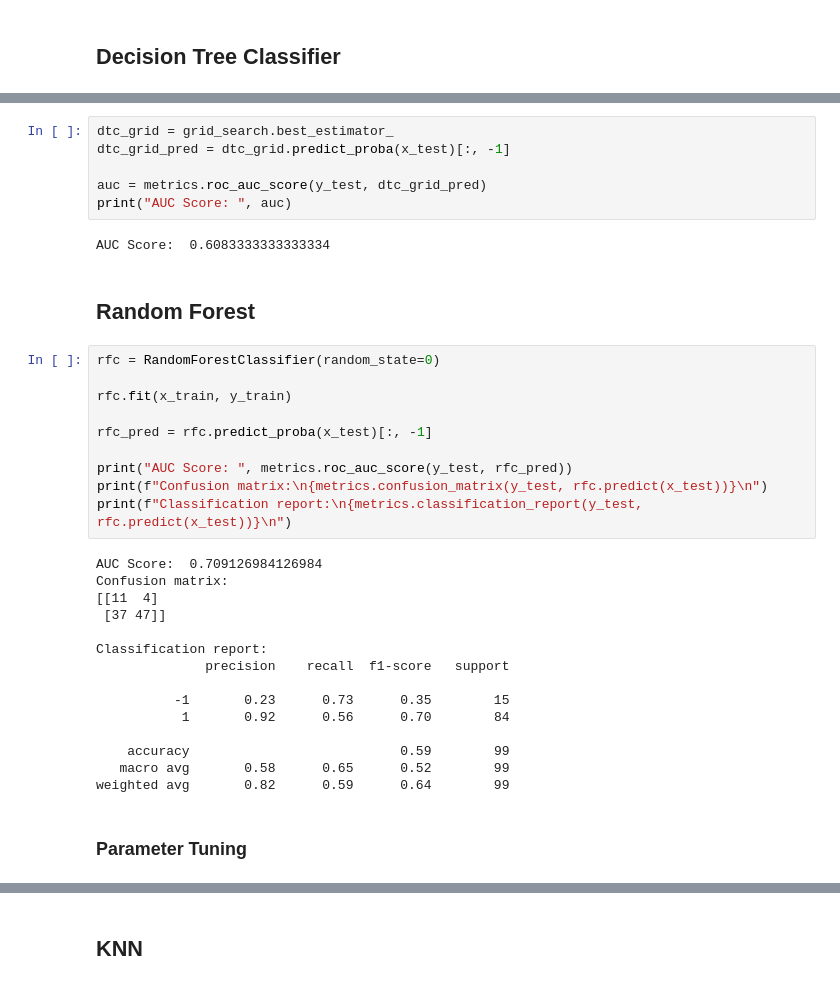
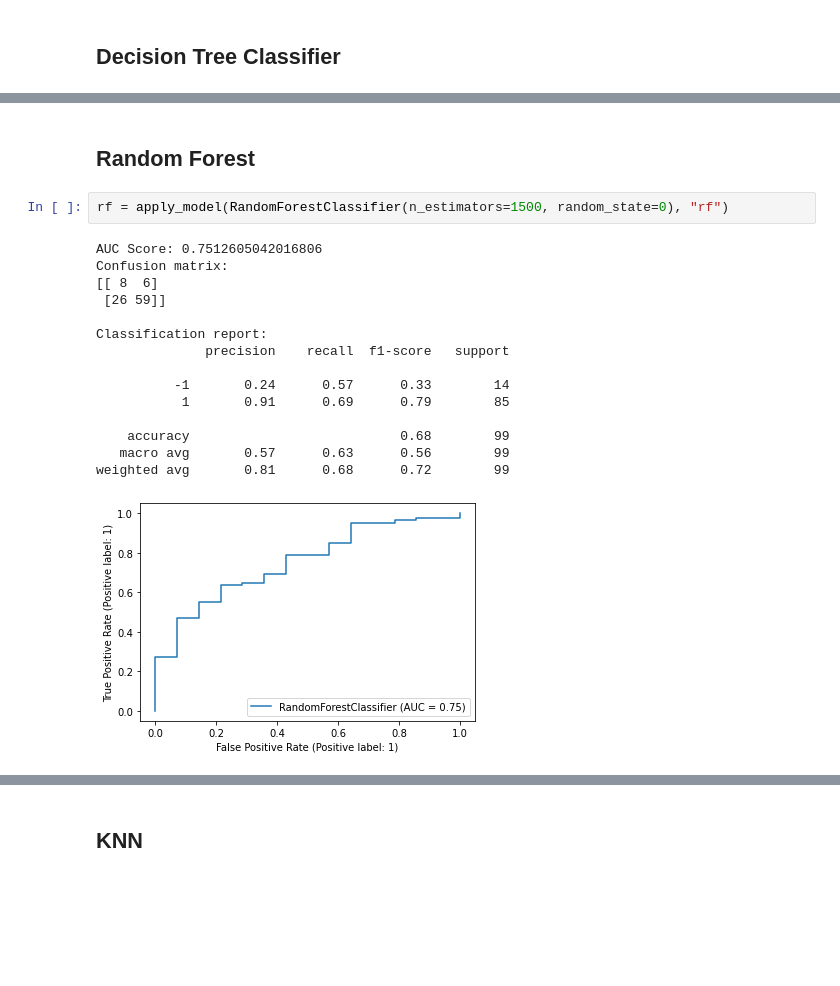
Before and after one commit to Ca-moes/AC, a Jupyter notebook: model.ipynb, the cells around one changed output, grey strips where cells are left out. Saved outputs shown, nothing was run; the diff lists cells and outputs as text; blank space fills up the shorter version.

```diff
--- a/model.ipynb
+++ b/model.ipynb
@@ -126,37 +103,20 @@ Best estimator: DecisionTreeClassifier(criterion='entropy')
-# %%
-dtc_grid = grid_search.best_estimator_
-dtc_grid_pred = dtc_grid.predict_proba(x_test)[:, -1]
-
-auc = metrics.roc_auc_score(y_test, dtc_grid_pred)
-print("AUC Score: ", auc)
-# %% [output]
-AUC Score:  0.6083333333333334
 # %% [markdown]
 ## Random Forest
 # %%
-rfc = RandomForestClassifier(random_state=0)
-
-rfc.fit(x_train, y_train)
-
-rfc_pred = rfc.predict_proba(x_test)[:, -1]
-
-print("AUC Score: ", metrics.roc_auc_score(y_test, rfc_pred))
-print(f"Confusion matrix:\n{metrics.confusion_matrix(y_test, rfc.predict(x_test))}\n")
-print(f"Classification report:\n{metrics.classification_report(y_test, rfc.predict(x_test))}\n")
+rf = apply_model(RandomForestClassifier(n_estimators=1500, random_state=0), "rf")
 # %% [output]
-AUC Score:  0.709126984126984
+AUC Score: 0.7512605042016806
 Confusion matrix:
-[[11  4]
- [37 47]]
+[[ 8  6]
+ [26 59]]
 
 Classification report:
               precision    recall  f1-score   support
 
-          -1       0.23      0.73      0.35        15
-           1       0.92      0.56      0.70        84
+          -1       0.24      0.57      0.33        14
+           1       0.91      0.69      0.79        85
 
-    accuracy                           0.59        99
-   macro avg       0.58      0.65      0.52        99
-weighted avg       0.82      0.59      0.64        99
+    accuracy                           0.68        99
+   macro avg       0.57      0.63      0.56        99
+weighted avg       0.81      0.68      0.72        99
+[figure, added]
-# %% [markdown]
-### Parameter Tuning
```
Also changed, not shown: parts of 22 cells of this notebook, 1 other file.
